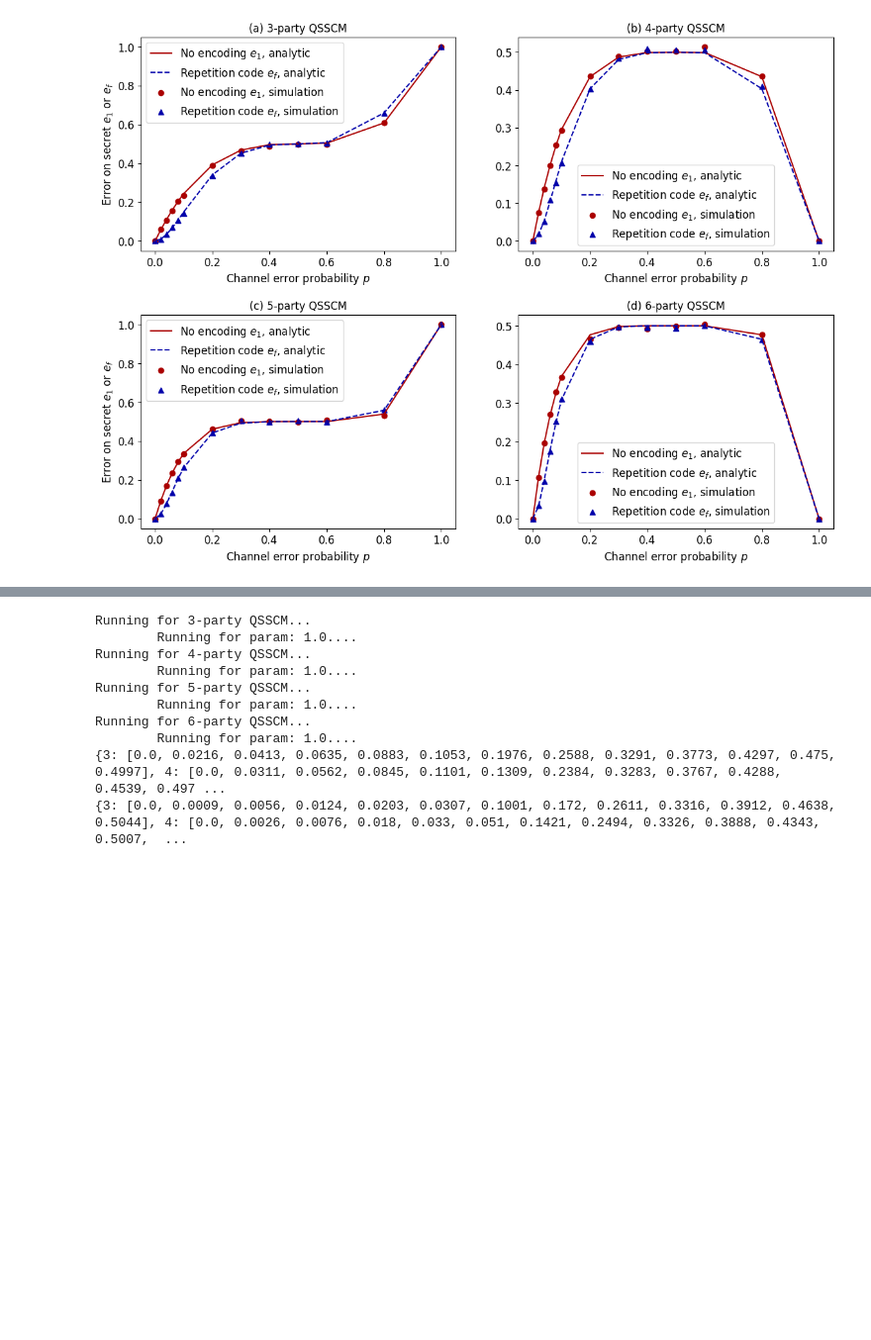
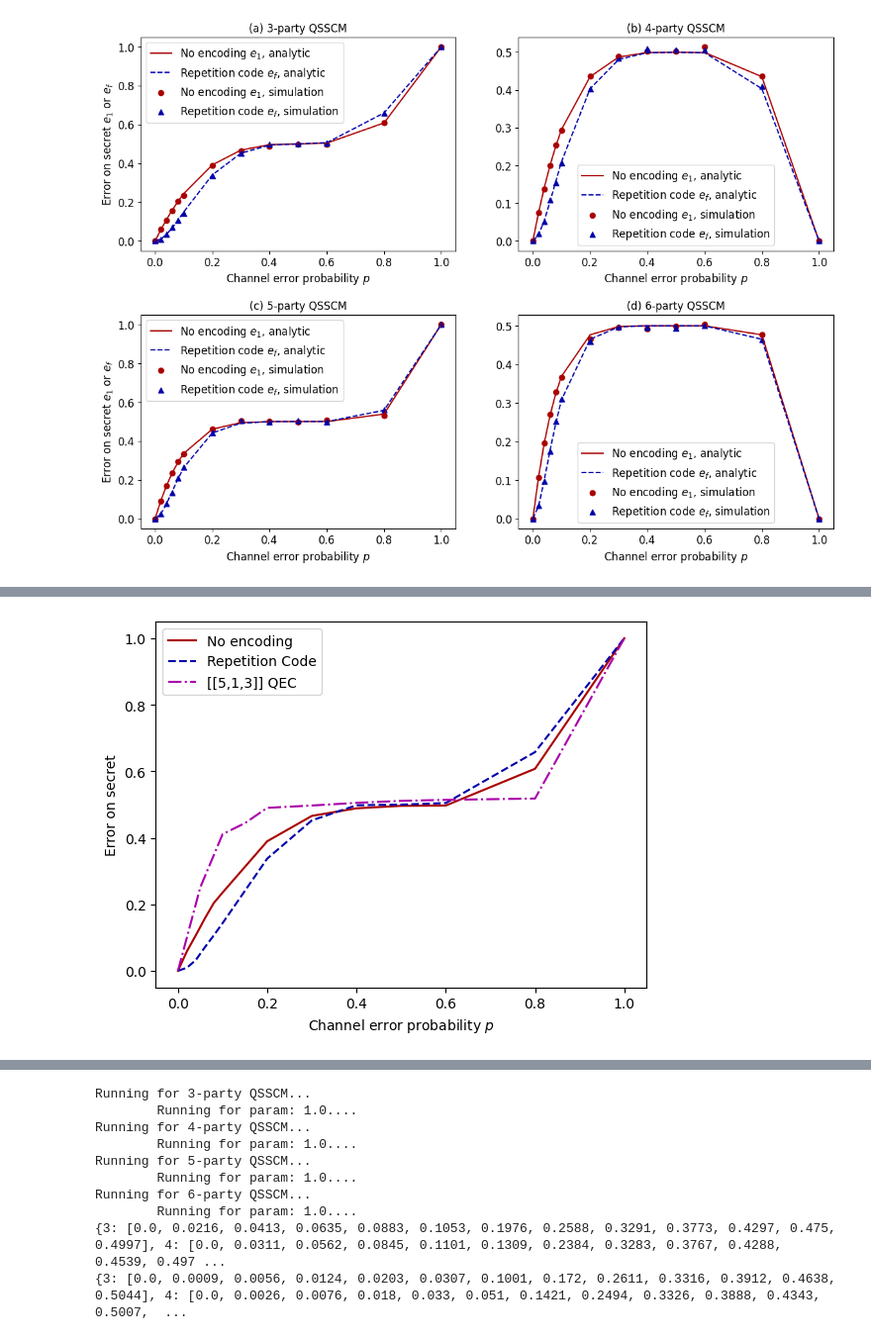
Before and after one commit to sp-k/NoisyQSS, a Jupyter notebook: Untitled.ipynb, the cells around one changed output, grey strips where cells are left out. Shown at 99% size. Cells and saved outputs as stored; diff of their text form; code cells hidden in the pictures; blank space fills up the shorter version.

```diff
--- a/Untitled.ipynb
+++ b/Untitled.ipynb
@@ -171,6 +171,9 @@ Running for 6-party QSSCM...
         Running for param: 1.0....
 {3: [0.0, 0.0587, 0.1069, 0.157, 0.2034, 0.2354, 0.3896, 0.4658, 0.4886, 0.496, 0.4969, 0.6075, 1.0], 4: [0.0, 0.075, 0.1368, 0.1994, 0.2534, 0.2925, 0.4363, 0.4896, 0.5018, 0.5023, 0.5143, 0.4357, 0. ...
 {3: [0.0, 0.0091, 0.0324, 0.0703, 0.1061, 0.1434, 0.3375, 0.4524, 0.4978, 0.4997, 0.5044, 0.6576, 1.0], 4: [0.0, 0.0184, 0.0512, 0.1084, 0.1547, 0.2066, 0.4022, 0.4844, 0.5093, 0.5059, 0.5059, 0.4092, ...
+# %%
+err_list = {3: [0.0, 0.0587, 0.1069, 0.157, 0.2034, 0.2354, 0.3896, 0.4658, 0.4886, 0.496, 0.4969, 0.6075, 1.0], 4: [0.0, 0.075, 0.1368, 0.1994, 0.2534, 0.2925, 0.4363, 0.4896, 0.5018, 0.5023, 0.5143, 0.4357, 0.0], 5: [0.0, 0.0903, 0.1679, 0.2346, 0.2952, 0.3351, 0.4628, 0.5028, 0.5003, 0.4984, 0.5062, 0.5305, 1.0], 6: [0.0, 0.106, 0.1955, 0.2703, 0.3286, 0.3666, 0.4654, 0.4956, 0.4921, 0.4987, 0.5033, 0.4779, 0.0]}
+err_lQEC = {3: [0.0, 0.0091, 0.0324, 0.0703, 0.1061, 0.1434, 0.3375, 0.4524, 0.4978, 0.4997, 0.5044, 0.6576, 1.0], 4: [0.0, 0.0184, 0.0512, 0.1084, 0.1547, 0.2066, 0.4022, 0.4844, 0.5093, 0.5059, 0.5059, 0.4092, 0.0], 5: [0.0, 0.0238, 0.0787, 0.1324, 0.2075, 0.2644, 0.4412, 0.5058, 0.4987, 0.5043, 0.498, 0.5602, 1.0], 6: [0.0, 0.0334, 0.0962, 0.1737, 0.2529, 0.3109, 0.4595, 0.497, 0.4946, 0.494, 0.5007, 0.4633, 0.0]}
 # %%
 err = {}
 erq = {}
@@ -592,3 +593,22 @@ err_mQEC5
+# %%
+from matplotlib.pyplot import subplots, legend, show, savefig
+
+_, ax = subplots(1, 1)
+ax.plot([0.0, 0.02, 0.04, 0.06, 0.08, 0.1, 0.2, 0.3, 0.4, 0.5, 0.6, 0.8, 1.0], err_list[3], label = 'No encoding', color = '#a00')
+ax.plot([0.0, 0.02, 0.04, 0.06, 0.08, 0.1, 0.2, 0.3, 0.4, 0.5, 0.6, 0.8, 1.0], err_lQEC[3], label = 'Repetition Code', ls = '--', color = '#00a')
+ax.plot([0.0, 0.05, 0.1, 0.15, 0.2, 0.3, 0.4, 0.5, 0.6, 0.8, 1.0], err_mQEC5[3], label = '[[5,1,3]] QEC', ls = '-.', color = '#a0a')
+
+
+ax.set_xlabel(r'Channel error probability $p$')
+ax.set_ylabel(r'Error on secret')
+
+legend()
+
+savefig("QEC_flip.png", format="png", bbox_inches="tight")
+
+show()
+# %% [output]
+[figure, added]
 # %%
 def damp_err(param):
     from math import sqrt
```
Also changed, not shown: parts of 14 cells of this notebook, 7 other files.
